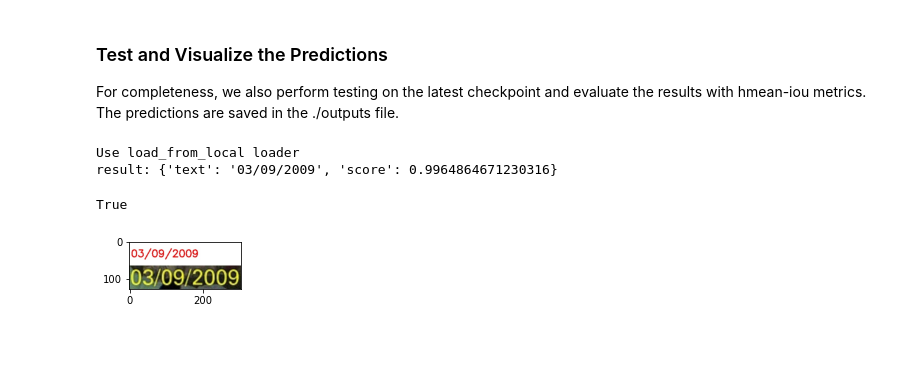
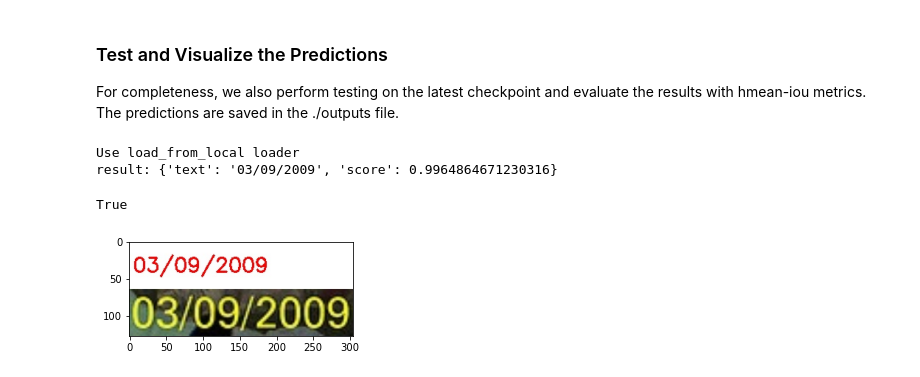
Before and after one commit to open-mmlab/mmocr, a Jupyter notebook: demo/MMOCR_Tutorial.ipynb, the cells around one changed output. Cells and saved outputs as stored; diff of their text form; code cells hidden in the pictures; blank space fills up the shorter version.

```diff
--- a/demo/MMOCR_Tutorial.ipynb
+++ b/demo/MMOCR_Tutorial.ipynb
@@ -313,8 +313,8 @@ True
 # %%
 # Visualize the results
 predicted_img = mmcv.imread('./outputs/1036169.jpg')
-plt.figure(figsize=(3, 3))
+plt.figure(figsize=(4, 4))
 plt.imshow(mmcv.bgr2rgb(predicted_img))
 plt.show()
 # %% [output]
-[figure, old version]
+[figure, new version]
```
Also changed, not shown: parts of 1 cell of this notebook.
